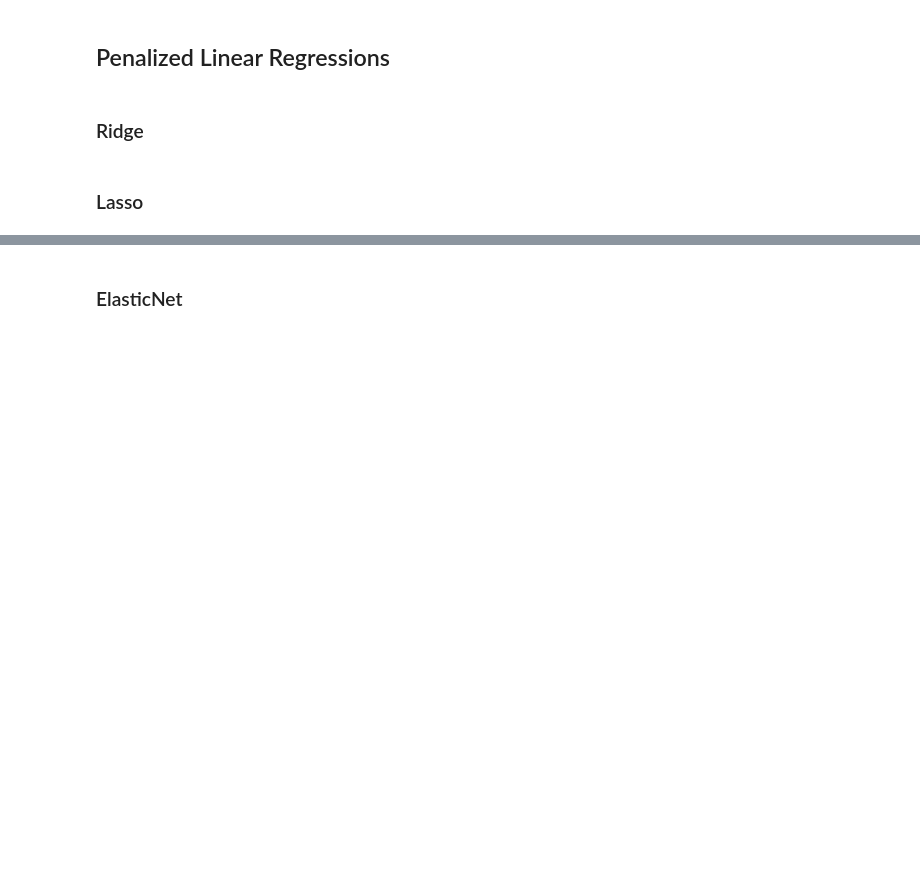
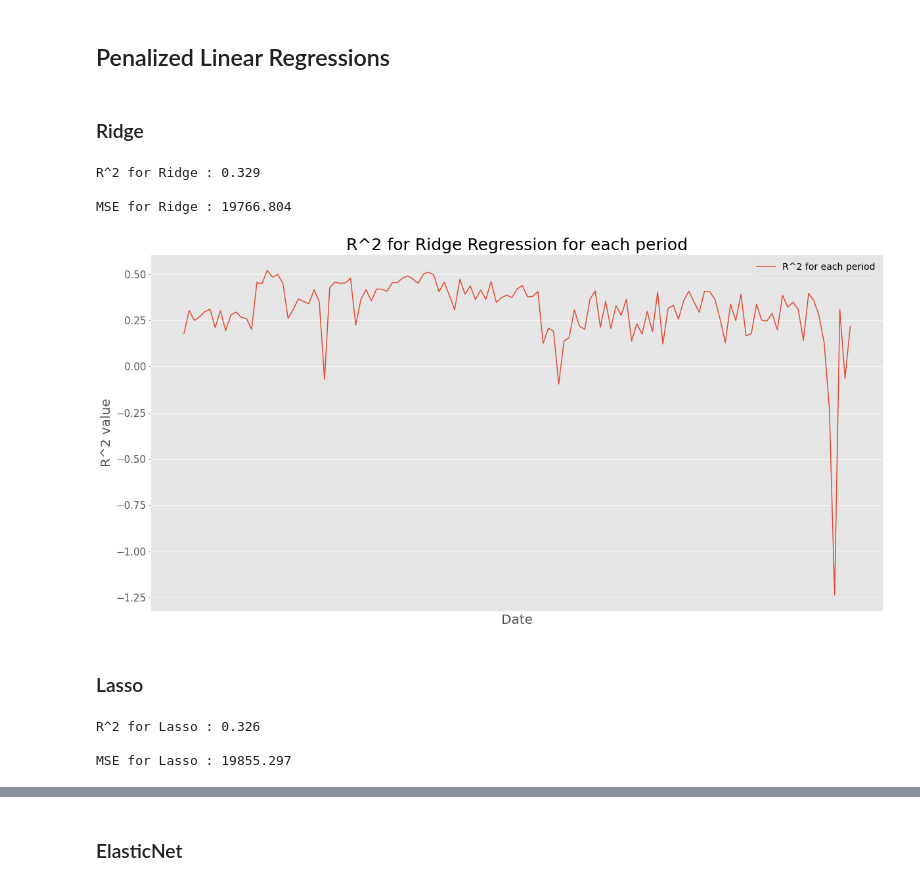
Before and after one commit to kostyantynHrytsyuk/risk-options-2021, a Jupyter notebook: Project_2.ipynb, the cells around one changed output, grey strips where cells are left out. Cells and saved outputs as stored; diff of their text form; code cells hidden in the pictures; blank space fills up the shorter version.

```diff
--- a/Project_2.ipynb
+++ b/Project_2.ipynb
@@ -131,7 +201,7 @@ for current_date in df[df['date'] > start_date]['date'].unique():
     ps = PredefinedSplit(get_splits(temp))
     cv_scheme = list(ps.split())
 
-    ridge = Ridge(scoring='r2', fit_intercept=True, normalize=True)
+    ridge = Ridge(fit_intercept=True, normalize=True)
 
     ridge_cv = GridSearchCV(ridge, param_grid=space, scoring='r2', cv = cv_scheme)
 
@@ -168,3 +230,21 @@ np.round(np.mean(ridge_r2_better), 3)
+# %%
+print(f"R^2 for Ridge : {np.round(r2_score(y_prices, ridge_predictions), 3)}\n")
+print(f"MSE for Ridge : {np.round(mean_squared_error(y_prices, ridge_predictions), 3)}")
+# %% [output]
+R^2 for Ridge : 0.329
+
+MSE for Ridge : 19766.804
+# %%
+plt.plot(dates, ridge_r2_better, label='R^2 for each period')
+plt.ylabel('R^2 value', size=20)
+plt.xlabel('Date', size=20)
+plt.title('R^2 for Ridge Regression for each period', size=25)
+plt.legend(loc='upper right', fontsize=14)
+plt.xticks([])
+
+plt.show()
+# %% [output]
+[figure, added]
 # %% [markdown]
 ### Lasso
 # %%
@@ -204 +282,8 @@ for current_date in df[df['date'] > start_date]['date'].unique():
     lasso_r2_better = np.append(lasso_r2_better, r2_score(y_test, y_pred))
+# %%
+print(f"R^2 for Lasso : {np.round(r2_score(y_prices, lasso_predictions), 3)}\n")
+print(f"MSE for Lasso : {np.round(mean_squared_error(y_prices, lasso_predictions), 3)}")
+# %% [output]
+R^2 for Lasso : 0.326
+
+MSE for Lasso : 19855.297
```
Also changed, not shown: parts of 44 cells of this notebook.
